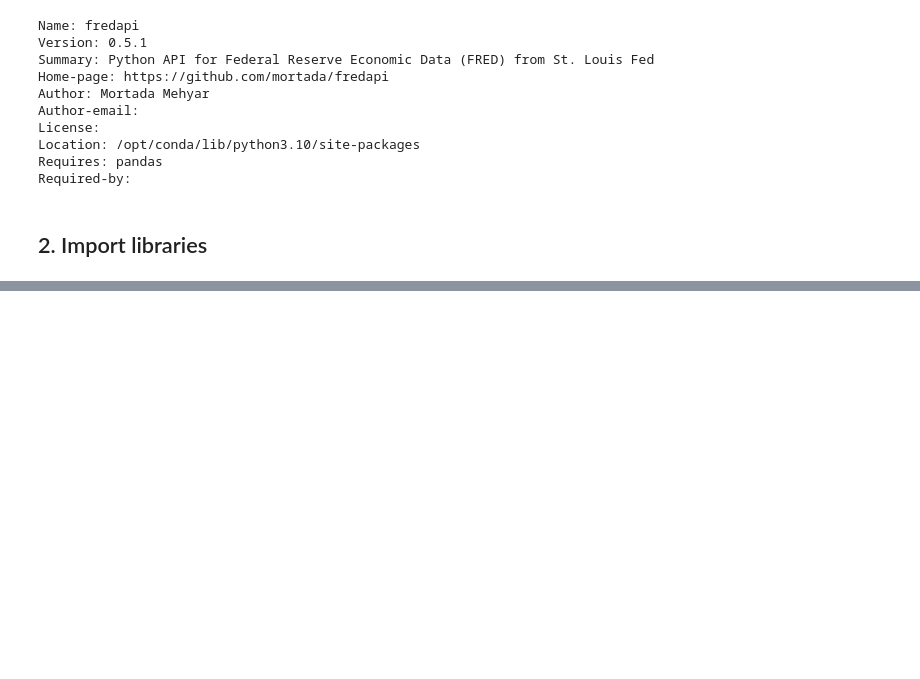
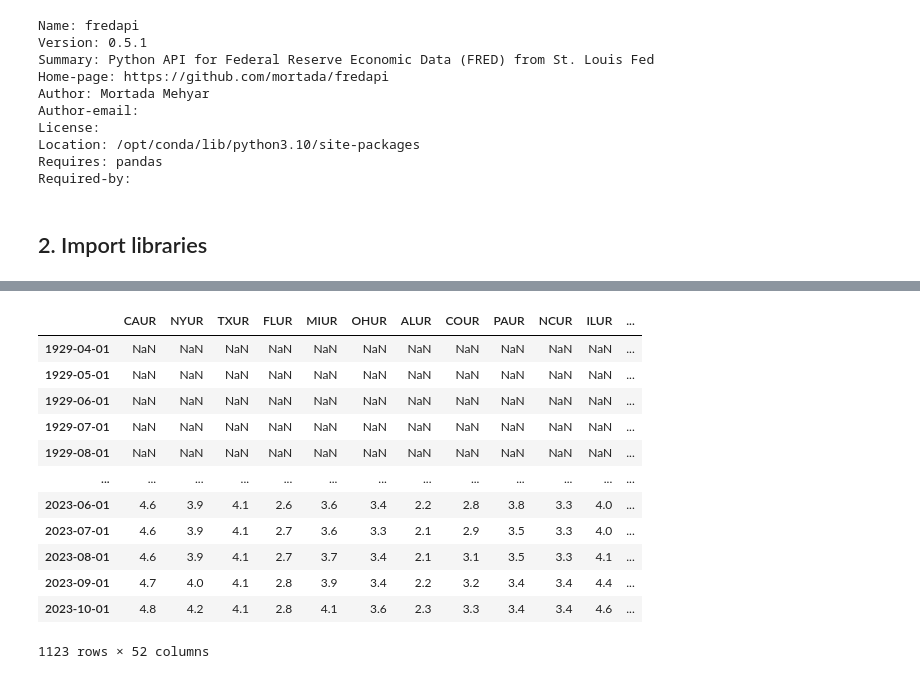
Before and after one commit to jpsam07/economic-data-analysis-with-fredapi, a Jupyter notebook: economic-data-analysis-with-fredapi.ipynb, the cells around one changed output, grey strips where cells are left out. Cells and saved outputs as stored; diff of their text form; code cells hidden in the pictures; blank space fills up the shorter version.

```diff
--- a/economic-data-analysis-with-fredapi.ipynb
+++ b/economic-data-analysis-with-fredapi.ipynb
@@ -59,0 +86,6 @@ fred = Fred(api_key=fred_key)
+# %%
+unemployment_df = fred.search('unemployment rate state', filter=('frequency', 'Monthly'))
+unemployment_df = unemployment_df.query('seasonal_adjustment == "Seasonally Adjusted" and' +
+                                        ' units == "Percent"')
+unemployment_df = unemployment_df.loc[unemployment_df['title'].str.contains('Unemployment Rate')]
+unemployment_df
@@ -59,0 +107,11 @@ fred = Fred(api_key=fred_key)
+# %%
+all_results = []
+
+for myid in unemployment_df.index:
+    results = fred.get_series(myid)
+    results = results.to_frame(name=myid)
+
+    all_results.append(results)
+# %%
+unemployment_results = pd.concat(all_results, axis=1)
+unemployment_results
@@ -59,0 +132,8 @@ fred = Fred(api_key=fred_key)
+# %%
+columns_to_drop = []
+
+for cols in unemployment_results.columns:
+    if len(cols) > 4:
+        columns_to_drop.append(cols)
+
+columns_to_drop
@@ -59,0 +158,19 @@ fred = Fred(api_key=fred_key)
+# %%
+unemployment_results = unemployment_results.drop(columns=columns_to_drop, axis=1) \
+                                    .drop(columns='DSUR', axis=1)
+
+unemployment_results
+# %% [output]
+|  | CAUR | NYUR | TXUR | FLUR | MIUR | OHUR | ALUR | COUR | PAUR | NCUR | ILUR | ... |
+| 1929-04-01 | NaN | NaN | NaN | NaN | NaN | NaN | NaN | NaN | NaN | NaN | NaN | ... |
+| 1929-05-01 | NaN | NaN | NaN | NaN | NaN | NaN | NaN | NaN | NaN | NaN | NaN | ... |
+| 1929-06-01 | NaN | NaN | NaN | NaN | NaN | NaN | NaN | NaN | NaN | NaN | NaN | ... |
+| 1929-07-01 | NaN | NaN | NaN | NaN | NaN | NaN | NaN | NaN | NaN | NaN | NaN | ... |
+| 1929-08-01 | NaN | NaN | NaN | NaN | NaN | NaN | NaN | NaN | NaN | NaN | NaN | ... |
+| ... | ... | ... | ... | ... | ... | ... | ... | ... | ... | ... | ... | ... |
+| 2023-06-01 | 4.6 | 3.9 | 4.1 | 2.6 | 3.6 | 3.4 | 2.2 | 2.8 | 3.8 | 3.3 | 4.0 | ... |
+| 2023-07-01 | 4.6 | 3.9 | 4.1 | 2.7 | 3.6 | 3.3 | 2.1 | 2.9 | 3.5 | 3.3 | 4.0 | ... |
+| 2023-08-01 | 4.6 | 3.9 | 4.1 | 2.7 | 3.7 | 3.4 | 2.1 | 3.1 | 3.5 | 3.3 | 4.1 | ... |
+| 2023-09-01 | 4.7 | 4.0 | 4.1 | 2.8 | 3.9 | 3.4 | 2.2 | 3.2 | 3.4 | 3.4 | 4.4 | ... |
+| 2023-10-01 | 4.8 | 4.2 | 4.1 | 2.8 | 4.1 | 3.6 | 2.3 | 3.3 | 3.4 | 3.4 | 4.6 | ... |
+1123 rows × 52 columns
```
Also changed, not shown: parts of 14 cells of this notebook.
